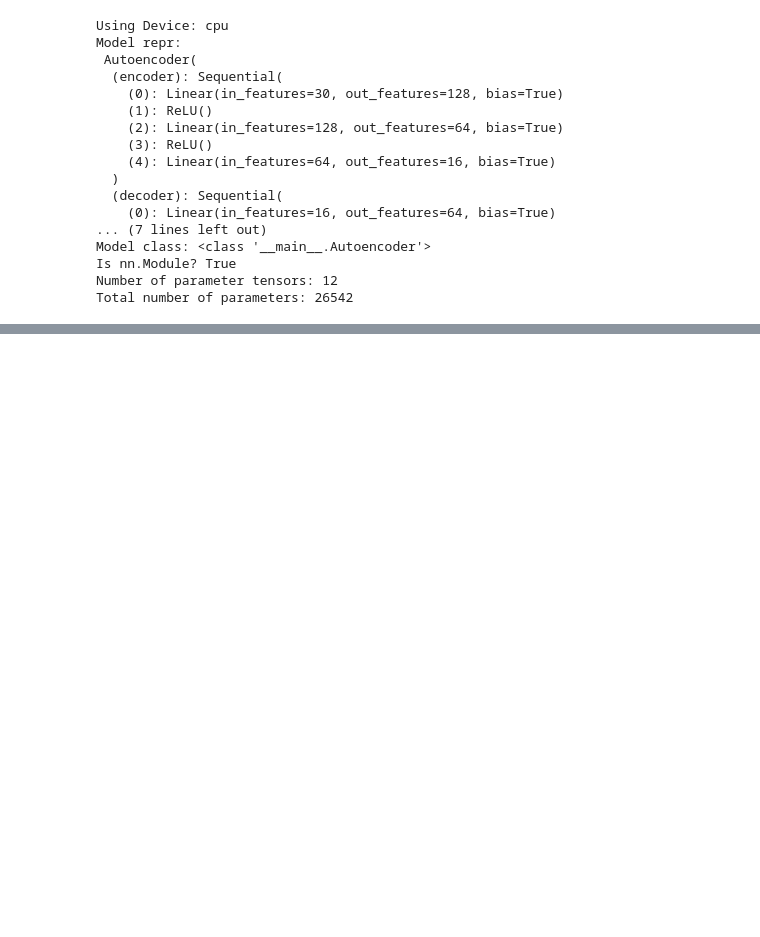
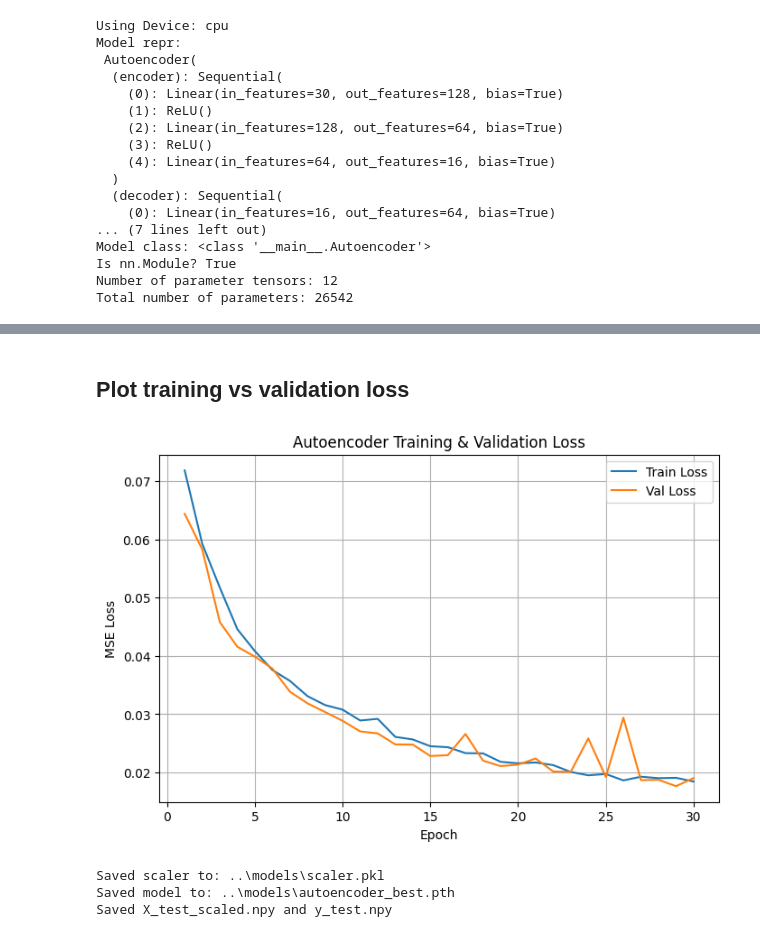
Before and after one commit to Tanish-Sarkar/Autoencoder_from_Scratch, a Jupyter notebook: notebooks/02_training_logs_and_visuals.ipynb, the cells around one changed output, grey strips where cells are left out. Drawn from its saved outputs; the diff is of its cells as text; code cells hidden in the pictures; blank space fills up the shorter version.

Commit message:
logs and visuals

```diff
--- a/notebooks/02_training_logs_and_visuals.ipynb
+++ b/notebooks/02_training_logs_and_visuals.ipynb
@@ -140,0 +201,38 @@ optimizer = Adam(model.parameters(), lr=1e-3)
+# %% [markdown]
+## Plot training vs validation loss
+# %%
+epochs = range(1, num_epochs + 1)
+
+plt.figure(figsize=(8, 5))
+plt.plot(epochs, train_losses_per_epoch, label="Train Loss")
+plt.plot(epochs, val_losses_per_epoch, label="Val Loss")
+plt.xlabel("Epoch")
+plt.ylabel("MSE Loss")
+plt.title("Autoencoder Training & Validation Loss")
+plt.legend()
+plt.grid(True)
+plt.show()
+# %% [output]
+[figure, added]
+# %%
+models_dir = Path("../models")
+models_dir.mkdir(parents=True, exist_ok=True)
+
+# Save scaler
+scaler_path = models_dir / "scaler.pkl"
+joblib.dump(scaler, scaler_path)
+print("Saved scaler to:", scaler_path)
+
+# Save model
+model_path = models_dir / "autoencoder_best.pth"
+torch.save(model.state_dict(), model_path)
+print("Saved model to:", model_path)
+
+# Save test arrays
+np.save(models_dir / "X_test_scaled.npy", X_test_scaled)
+np.save(models_dir / "y_test.npy", y_test)
+print("Saved X_test_scaled.npy and y_test.npy")
+# %% [output]
+Saved scaler to: ..\models\scaler.pkl
+Saved model to: ..\models\autoencoder_best.pth
+Saved X_test_scaled.npy and y_test.npy
```
Also changed, not shown: parts of 2 cells of this notebook, 1 other file.
